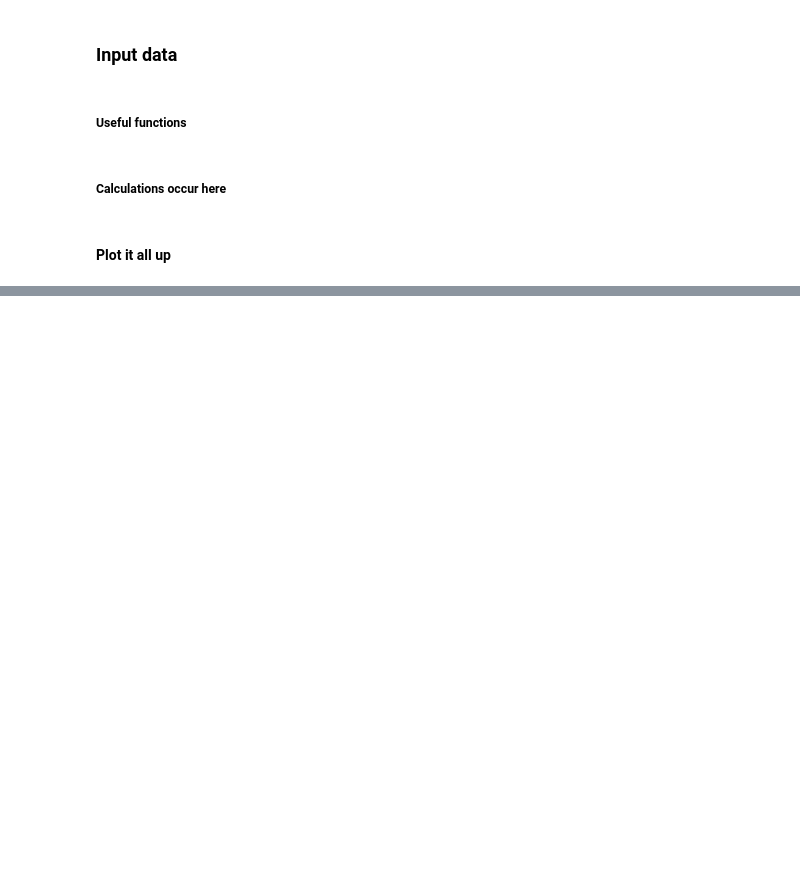
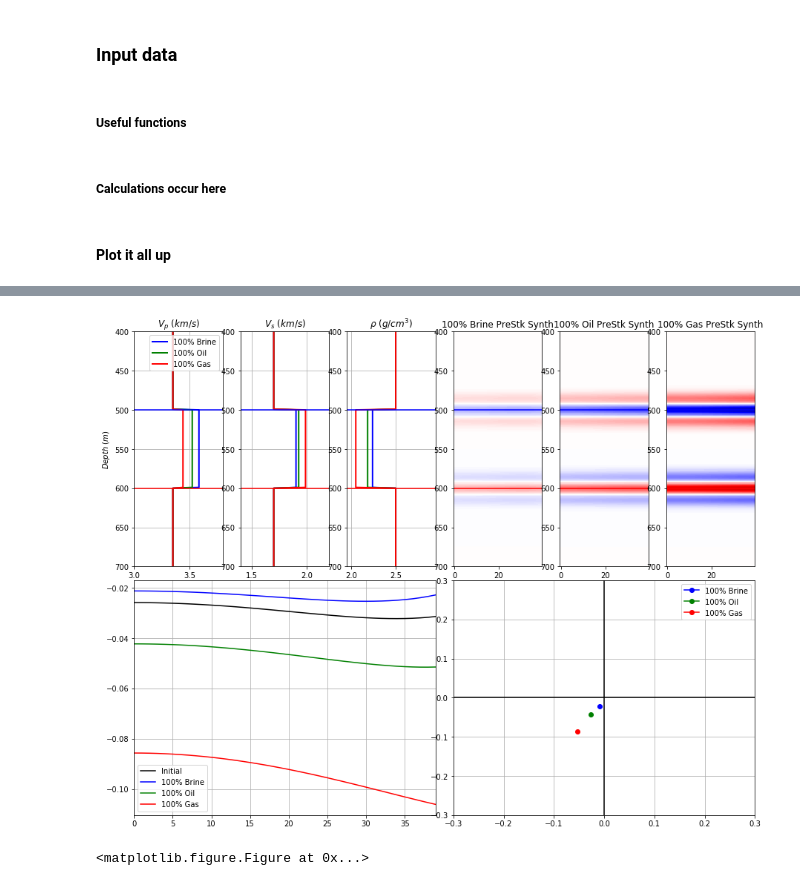
Before and after one commit to tccw/geotools, a Jupyter notebook: FluidSubstitution.ipynb, the cells around one changed output, grey strips where cells are left out. Drawn from its saved outputs; the diff is of its cells as text; code cells hidden in the pictures; blank space fills up the shorter version.

Commit message:
Added synthetics and IG plot

```diff
--- a/FluidSubstitution.ipynb
+++ b/FluidSubstitution.ipynb
@@ -107,7 +107,7 @@ def bwOil(temp,pressure,API, gasGravity,live = False):
 
     K = (rho * vp**2)/1e6
 
-    return K
+    return K, rho
 
 def bwBrine(temp,pressure,salinity):
     # Pressue in MPa, Temp in C, salinity is weight fraction (i.e. ppm/1e6)
@@ -141,7 +141,7 @@ def bwBrine(temp,pressure,salinity):
     vpB = np.array(vpB)
     K = np.array(K)
 
-    return K
+    return K, rhobr
 # %% [markdown]
 ### Input data
 # %%
@@ -515,12 +478,14 @@ ax4 = plt.subplot2grid((6, 6), (3, 0), colspan = 3, rowspan = 3)
 ax5 = plt.subplot2grid((6, 6), (0, 3), colspan=1, rowspan = 3)
 ax6 = plt.subplot2grid((6, 6), (0, 4), colspan=1, rowspan = 3)
 ax7 = plt.subplot2grid((6, 6), (0, 5), colspan=1, rowspan = 3)
+ax8 = plt.subplot2grid((6, 6), (3, 3), colspan = 3, rowspan = 3)
 
 ax = [ax5,ax6, ax7]
 
 plt.figure(figsize=(10,5))
 color = ['b','g','r']
 labels = ['100% Brine', '100% Oil', '100% Gas']
+titles = ['100% Brine PreStk Synth', '100% Oil PreStk Synth', '100% Gas PreStk Synth']
 
 for i in range(0,len(vpCurve)):
     ax1.plot(vpCurve[i]/1000, np.arange(len(vpCurve[0]/1000)), color = color[i],linewidth = 2, label = labels[i])
@@ -554,20 +519,30 @@ ax3.axhline(z_int[2],color = 'r')
 ax3.grid()
 ax3.invert_yaxis()
 
+ax4.plot(zoeRppRps([vpEncase, vpInSitu], [vsEncase, vsInSitu], [rhobEncase, rhobInSitu], thetaMax), 'k-', label = 'Initial')
 for i in range(0,len(vpCurve)):
     ax4.plot(np.array(RppTop[i]).T,color=color[i], label = labels[i])
-ax4.plot(zoeRppRps([vpEncase, vpInSitu], [vsEncase, vsInSitu], [rhobEncase, rhobInSitu], thetaMax, 'k-')
 ax4.set_xlim(0,thetaMax-1)
-
 ax4.grid()
 ax4.legend()
 
-for i in range(0,len(test)):
-    ax[i].imshow(test[i], cmap = 'seismic', aspect = 'auto')
+for i in np.arange(3):
+    ax[i].imshow(prestkGathers(RppTop[i],RppBase[i],np.sum(z_int),thetaMax,z_int,30),
+                 cmap = 'seismic',vmin = -0.15,vmax=0.15, aspect = 'auto')
     ax[i].axhline(z_int[1],color = 'b')
     ax[i].axhline(z_int[2],color = 'r')
     ax[i].set_ylim(z_int[1]-100,z_int[2]+100)
     ax[i].invert_yaxis()
+    ax[i].set_title(titles[i])
+
+for i in np.arange(len(IGzoep)):
+    ax8.plot(IGzoep[i][1],IGzoep[i][0], color = color[i],marker = 'o',label=labels[i])
+ax8.set_xlim(-0.3,0.3)
+ax8.set_ylim(-0.3,0.3)
+ax8.axvline(0,color='k')
+ax8.axhline(0,color='k')
+ax8.grid()
+ax8.legend()
 
 
 #ax5.imshow(test[0], cmap = 'seismic', aspect = 'auto')
@@ -579,0 +555,2 @@ SyntaxError: invalid syntax (<ipython-input-260-fe0f304d701b>, line 52)
+[figure, added]
+<matplotlib.figure.Figure at 0x...>
```
Also changed, not shown: parts of 9 cells of this notebook.
